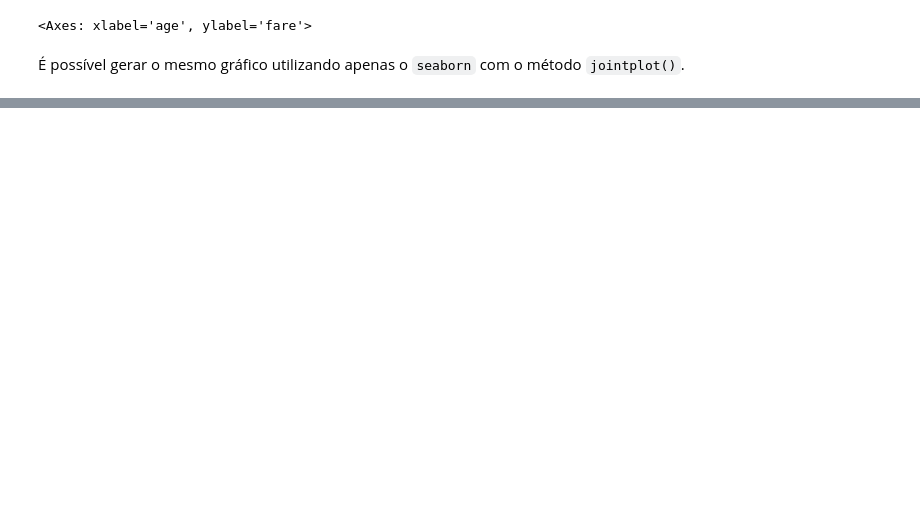
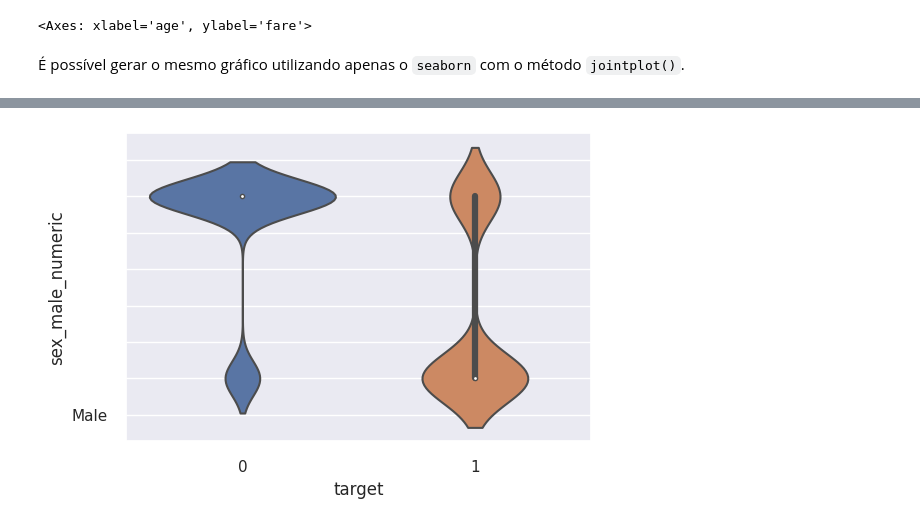
Before and after one commit to pcmoraesmenezes/Inteligencia-Artificial, a Jupyter notebook: Livros/Machine Learning - Guia de Referência Rápida/codigos/capitulo6.ipynb, the cells around one changed output, grey strips where cells are left out. Saved outputs shown, nothing was run; the diff lists cells and outputs as text; code cells hidden in the pictures; blank space fills up the shorter version.

```diff
--- a/Livros/Machine Learning - Guia de Referência Rápida/codigos/capitulo6.ipynb
+++ b/Livros/Machine Learning - Guia de Referência Rápida/codigos/capitulo6.ipynb
@@ -261,0 +305,15 @@ p = sns.jointplot(
+# %%
+fig, ax = plt.subplots(figsize=(6, 4))
+
+new_df = X.copy()
+new_df["target"] = y
+
+new_df["sex_male_numeric"] = new_df["sex_male"].astype(int)
+
+sns.violinplot(x="target", y="sex_male_numeric", data=new_df, ax=ax)
+
+ax.set_yticklabels(["Female", "Male"])
+
+plt.show()
+# %% [output]
+[figure, added]
```
Also changed, not shown: parts of 34 cells of this notebook.
